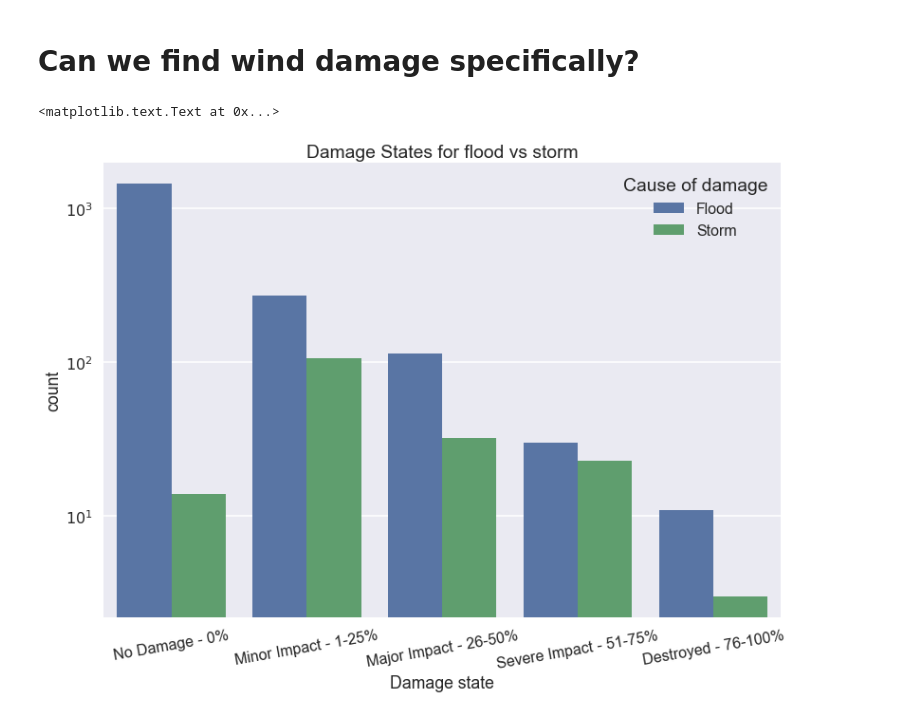
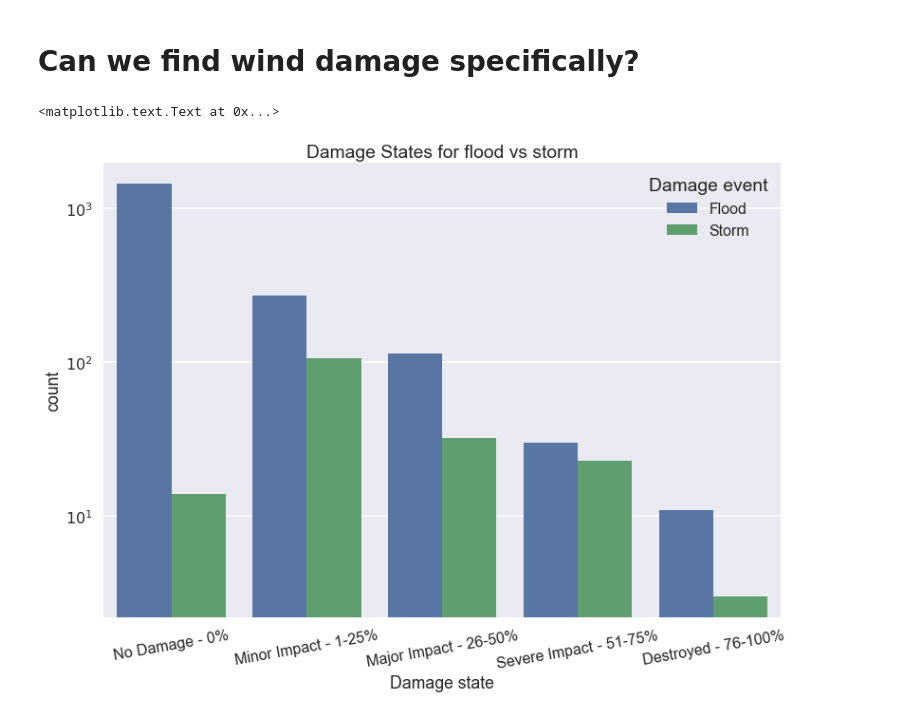
Before and after one commit to CEKrause/IPython_Notebooks, a Jupyter notebook: Rapid damage assessment survey data - Dungog ECL.ipynb, the cells around one changed output. Saved outputs shown, nothing was run; the diff lists cells and outputs as text; code cells hidden in the pictures.

```diff
--- a/Rapid damage assessment survey data - Dungog ECL.ipynb
+++ b/Rapid damage assessment survey data - Dungog ECL.ipynb
@@ -12,7 +18,7 @@ sns.set_context("poster")
 # %% [markdown]
 # Start by reading in an exploring the dataset
 # %%
-filename = "R:/HaRIA_B_Wind/projects/impact_forecasting/data/exposure/NSW/April_2015_Impact_Assessment/Property_Damage_cleaned.csv"
+filename = "//nas/gemd/georisk/HaRIA_B_Wind/projects/impact_forecasting/data/exposure/NSW/April_2015_Impact_Assessment/Property_Damage_cleaned.csv"
 df = pd.read_csv(filename)
 df
 # %% [output]
@@ -208,14 +214,14 @@ plt.xlabel('Damage state')
 # %%
 order = ['No Damage - 0%', 'Minor Impact - 1-25%', 'Major Impact - 26-50%', 'Severe Impact - 51-75%', 'Destroyed - 76-100%']
 ax = sns.countplot(x="EICU_Degdamage", hue="eventtype", data=df, order=order)
-ax.legend(title="Cause of damage", loc=1)
+ax.legend(title="Damage event", loc=1)
 ax.set_yscale("log", nonposy='clip')
 plt.xticks(rotation=10)
 plt.title('Damage States for flood vs storm')
 plt.xlabel('Damage state')
 # %% [output]
 <matplotlib.text.Text at 0x...>
-[figure, old version]
+[figure, new version]
 # %%
 order = ['Stable', 'Minor', 'Moderate', 'Severe']
 ax = sns.countplot(x="roofdam", hue="waterinund", data=df, order = order)
```
Also changed, not shown: parts of 5 cells of this notebook.
